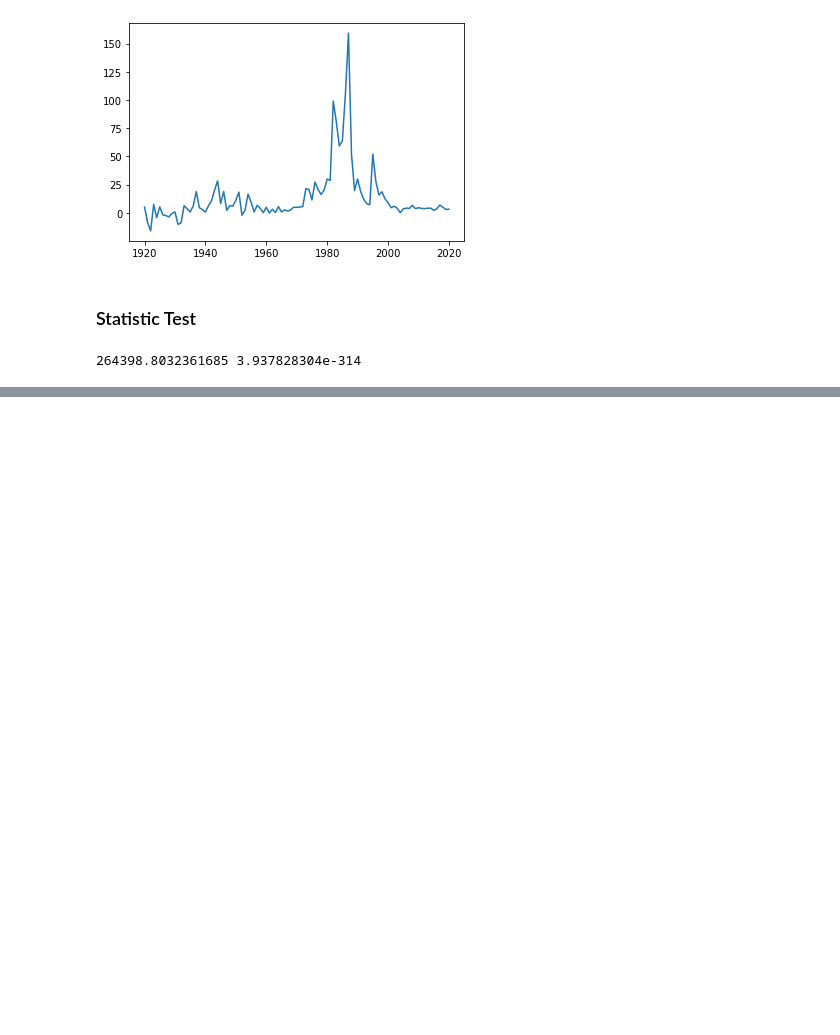
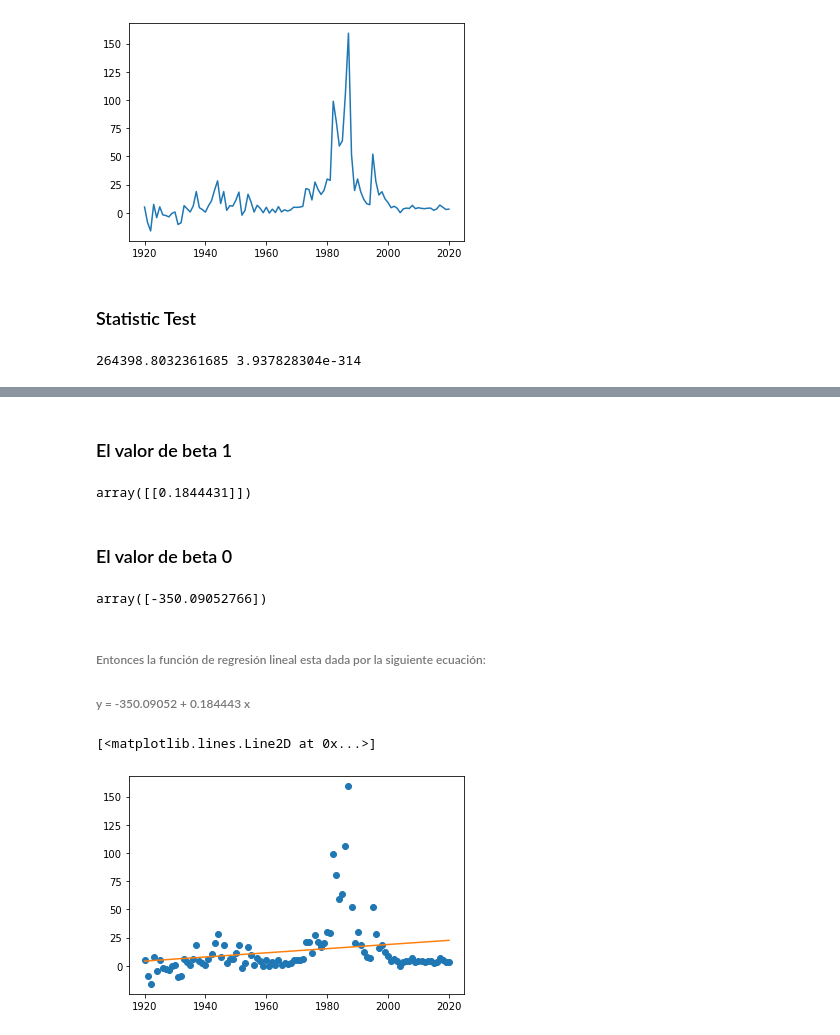
Before and after one commit to NancyDav/Mineria-de-datos, a Jupyter notebook: Inflacionm.ipynb, the cells around one changed output, grey strips where cells are left out. Saved outputs shown, nothing was run; the diff lists cells and outputs as text; code cells hidden in the pictures; blank space fills up the shorter version.

```diff
--- a/Inflacionm.ipynb
+++ b/Inflacionm.ipynb
@@ -105,0 +134,23 @@ print(fvalue, pvalue)
+# %% [markdown]
+### El valor de beta 1
+# %%
+
+Linea_Regresion.coef_
+# %% [output]
+array([[0.1844431]])
+# %% [markdown]
+### El valor de beta 0
+# %%
+
+Linea_Regresion.intercept_
+# %% [output]
+array([-350.09052766])
+# %% [markdown]
+###### Entonces la  función de regresión lineal esta dada por la siguiente ecuación:
+###### y = -350.09052 + 0.184443 x
+# %%
+plt.plot(df1["Año"],df1["Porcentaje"],'o')
+plt.plot([min(df1["Año"]),max(df1["Año"])],[-350.09052766+0.1844431 *min(df1["Año"]),-350.09052766+0.1844431*max(df1["Año"])])
+# %% [output]
+[<matplotlib.lines.Line2D at 0x...>]
+[figure, added]
```
Also changed, not shown: parts of 44 cells of this notebook.
